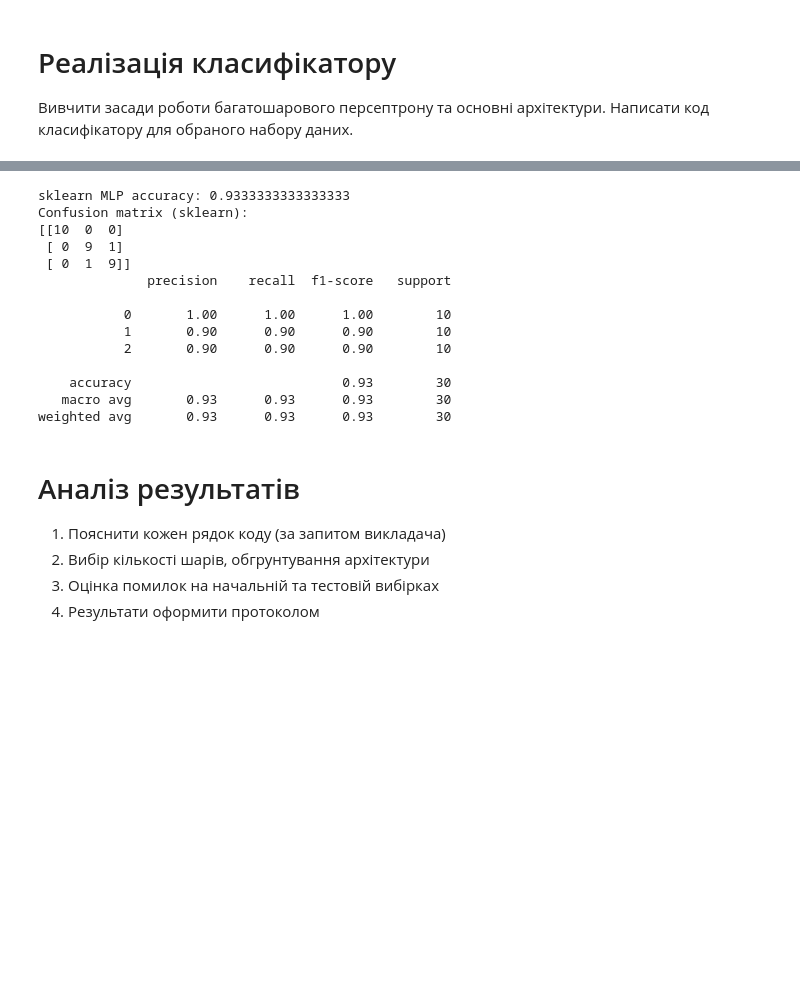
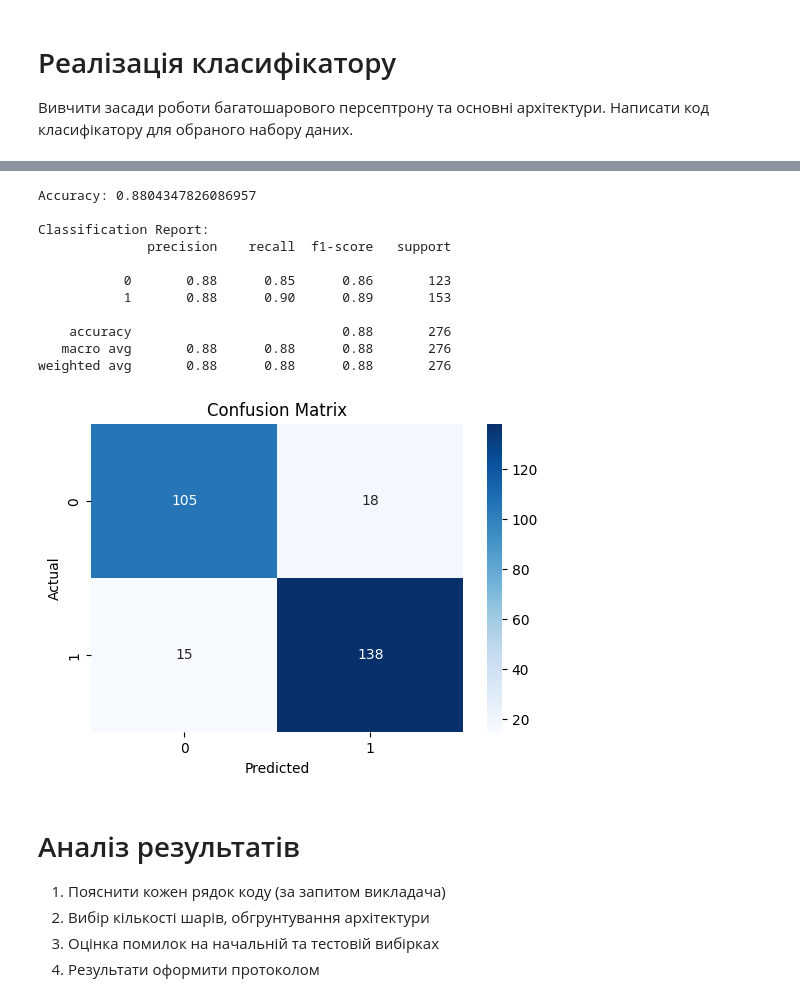
Before and after one commit to KlymentievMaksym/MLM, a Jupyter notebook: Lab2/Maksym_Klymentiev_FI21_Perceptron_B.ipynb, the cells around one changed output, grey strips where cells are left out. Cells and saved outputs as stored; diff of their text form; code cells hidden in the pictures; blank space fills up the shorter version.

```diff
--- a/Lab2/Maksym_Klymentiev_FI21_Perceptron_B.ipynb
+++ b/Lab2/Maksym_Klymentiev_FI21_Perceptron_B.ipynb
@@ -246,30 +289,42 @@ weighted avg       0.88      0.87      0.87        30
 # %%
-sklearn_mlp = MLPClassifier(hidden_layer_sizes=(hidden_size,), activation='relu', solver='sgd', learning_rate_init=0.01, max_iter=500, random_state=1)
-y_labels_all = np.argmax(y_onehot, axis=1)
-X_train_full, X_test_full, y_train_labels, y_test_labels_single = train_test_split(X_scaled, y_labels_all, test_size=0.2, random_state=42, stratify=y)
+mlp = MLPClassifier(
+    hidden_layer_sizes=(32, 16),
+    activation='relu',
+    solver='adam',
+    learning_rate_init=0.001,
+    max_iter=500,
+    random_state=42
+)
 
+mlp.fit(X_train_scaled, y_train.ravel())
 
-sklearn_mlp.fit(X_train_full, y_train_labels)
-sk_preds = sklearn_mlp.predict(X_test_full)
-print('\nsklearn MLP accuracy:', accuracy_score(y_test_labels_single, sk_preds))
-print('Confusion matrix (sklearn):')
-print(confusion_matrix(y_test_labels_single, sk_preds))
-print(classification_report(y_test_labels_single, sk_preds))
+y_pred_sklearn = mlp.predict(X_test_scaled)
+
+print("\nAccuracy:", accuracy_score(y_test, y_pred_sklearn))
+print("\nClassification Report:")
+print(classification_report(y_test, y_pred_sklearn))
+
+cm = confusion_matrix(y_test, y_pred_sklearn)
+
+plt.figure(figsize=(6,4))
+sns.heatmap(cm, annot=True, fmt='d', cmap='Blues')
+plt.title("Confusion Matrix")
+plt.xlabel("Predicted")
+plt.ylabel("Actual")
+plt.show()
 # %% [output]
-sklearn MLP accuracy: 0.9333333333333333
-Confusion matrix (sklearn):
-[[10  0  0]
- [ 0  9  1]
- [ 0  1  9]]
+Accuracy: 0.8804347826086957
+
+Classification Report:
               precision    recall  f1-score   support
 
-           0       1.00      1.00      1.00        10
-           1       0.90      0.90      0.90        10
-           2       0.90      0.90      0.90        10
+           0       0.88      0.85      0.86       123
+           1       0.88      0.90      0.89       153
 
-    accuracy                           0.93        30
-   macro avg       0.93      0.93      0.93        30
-weighted avg       0.93      0.93      0.93        30
+    accuracy                           0.88       276
+   macro avg       0.88      0.88      0.88       276
+weighted avg       0.88      0.88      0.88       276
+[figure, added]
 # %% [markdown]
 # Аналіз результатів
 1. Пояснити кожен рядок коду (за запитом викладача)
```
Also changed, not shown: parts of 10 cells of this notebook, 1 other file.
